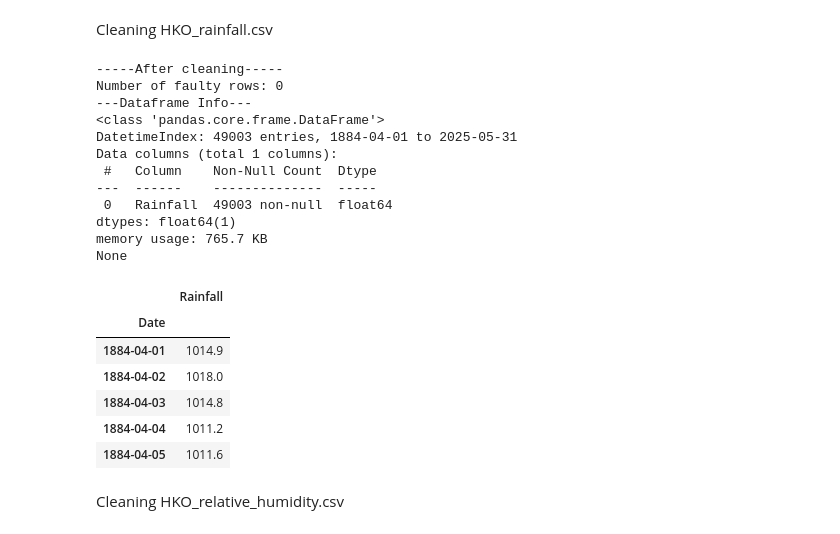
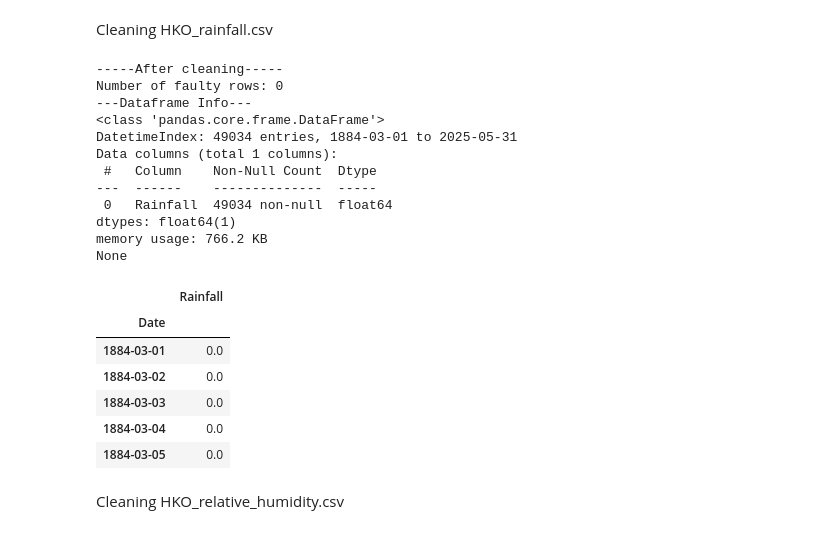
Before and after one commit to dancheung555/Machine-Learning-Data-Analysis, a Jupyter notebook: Ensemble (Weather Prediction)/mainEnsemble.ipynb, the cells around one changed output. Saved outputs shown, nothing was run; the diff lists cells and outputs as text; code cells hidden in the pictures.

```diff
--- a/Ensemble (Weather Prediction)/mainEnsemble.ipynb
+++ b/Ensemble (Weather Prediction)/mainEnsemble.ipynb
@@ -94,6 +83,7 @@ def clean_data(dat, rename_str):
     dat = dat.drop(['Year', 'Month', 'Day', 'Data Complete'], axis=1)
 
     dat = dat.loc[:, ['Value']]
+    dat.loc[dat['Value'] == 'Trace', 'Value'] = 0
     dat['Value'] = dat['Value'].astype(float)
 
     dat = dat.rename(columns = {'Value': rename_str})
@@ -238,29 +228,29 @@ None
 # %% [markdown]
 Cleaning HKO_rainfall.csv
 # %%
-rainfall = pd.read_csv("data/HKO_pressure.csv", header=2)
+rainfall = pd.read_csv("data/HKO_rainfall.csv", header=2)
 rainfall = clean_data(rainfall, 'Rainfall')
 rainfall.head()
 # %% [output]
 -----After cleaning-----
 Number of faulty rows: 0
 ---Dataframe Info---
 <class 'pandas.core.frame.DataFrame'>
-DatetimeIndex: 49003 entries, 1884-04-01 to 2025-05-31
+DatetimeIndex: 49034 entries, 1884-03-01 to 2025-05-31
 Data columns (total 1 columns):
  #   Column    Non-Null Count  Dtype
 ---  ------    --------------  -----
- 0   Rainfall  49003 non-null  float64
+ 0   Rainfall  49034 non-null  float64
 dtypes: float64(1)
-memory usage: 765.7 KB
+memory usage: 766.2 KB
 None
 |  | Rainfall |
 | Date |  |
-| 1884-04-01 | 1014.9 |
-| 1884-04-02 | 1018.0 |
-| 1884-04-03 | 1014.8 |
-| 1884-04-04 | 1011.2 |
-| 1884-04-05 | 1011.6 |
+| 1884-03-01 | 0.0 |
+| 1884-03-02 | 0.0 |
+| 1884-03-03 | 0.0 |
+| 1884-03-04 | 0.0 |
+| 1884-03-05 | 0.0 |
 # %% [markdown]
 Cleaning HKO_relative_humidity.csv
 # %%
```
Also changed, not shown: parts of 14 cells of this notebook, 2 other files.
